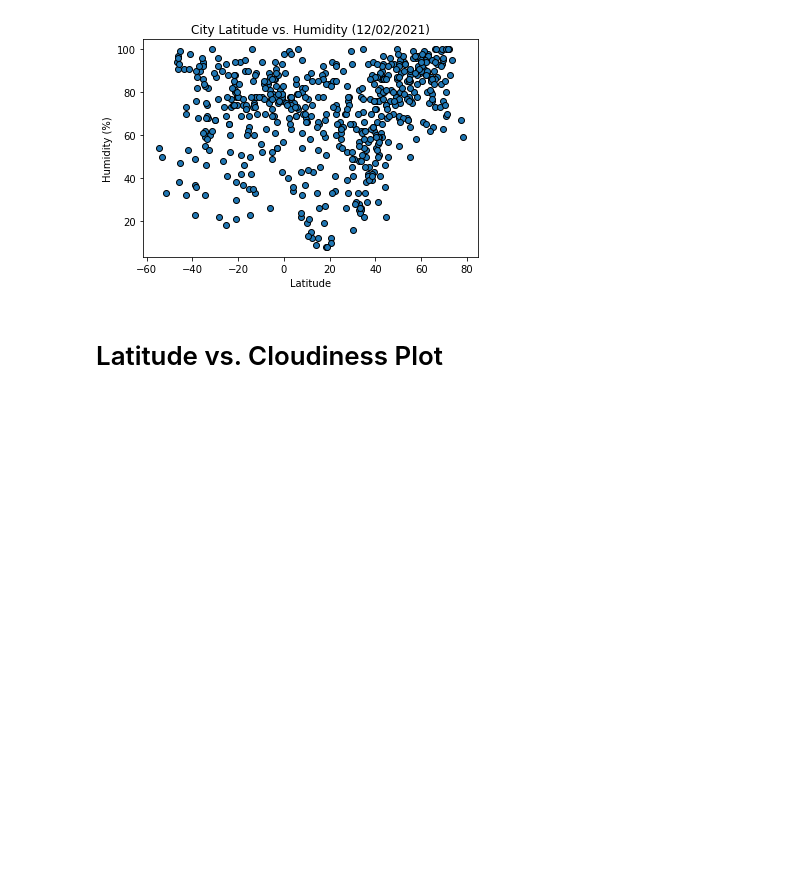
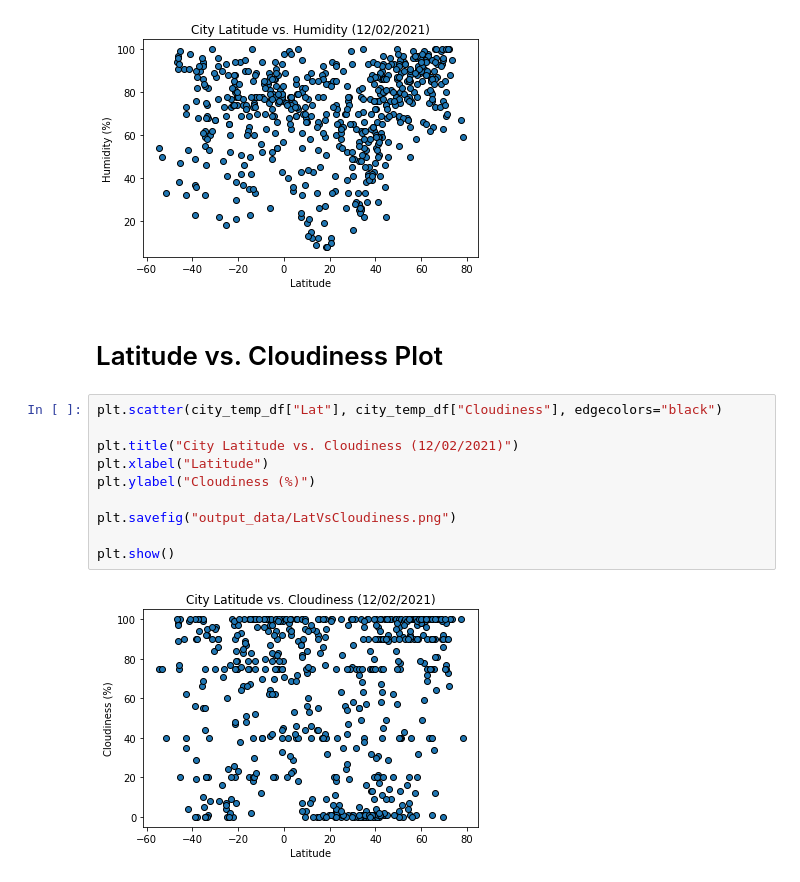
Before and after one commit to KendallMcCroy/python-api-challenge, a Jupyter notebook: WeatherPy.ipynb, the cells around one changed output. Cells and saved outputs as stored; diff of their text form; blank space fills up the shorter version.

Commit message:
Fixed titles and labels

```diff
--- a/WeatherPy.ipynb
+++ b/WeatherPy.ipynb
@@ -200,3 +200,15 @@ plt.show()
 [figure]
 # %% [markdown]
 # Latitude vs. Cloudiness Plot
+# %%
+plt.scatter(city_temp_df["Lat"], city_temp_df["Cloudiness"], edgecolors="black")
+
+plt.title("City Latitude vs. Cloudiness (12/02/2021)")
+plt.xlabel("Latitude")
+plt.ylabel("Cloudiness (%)")
+
+plt.savefig("output_data/LatVsCloudiness.png")
+
+plt.show()
+# %% [output]
+[figure, added]
```
Also changed, not shown: 1 other file.
